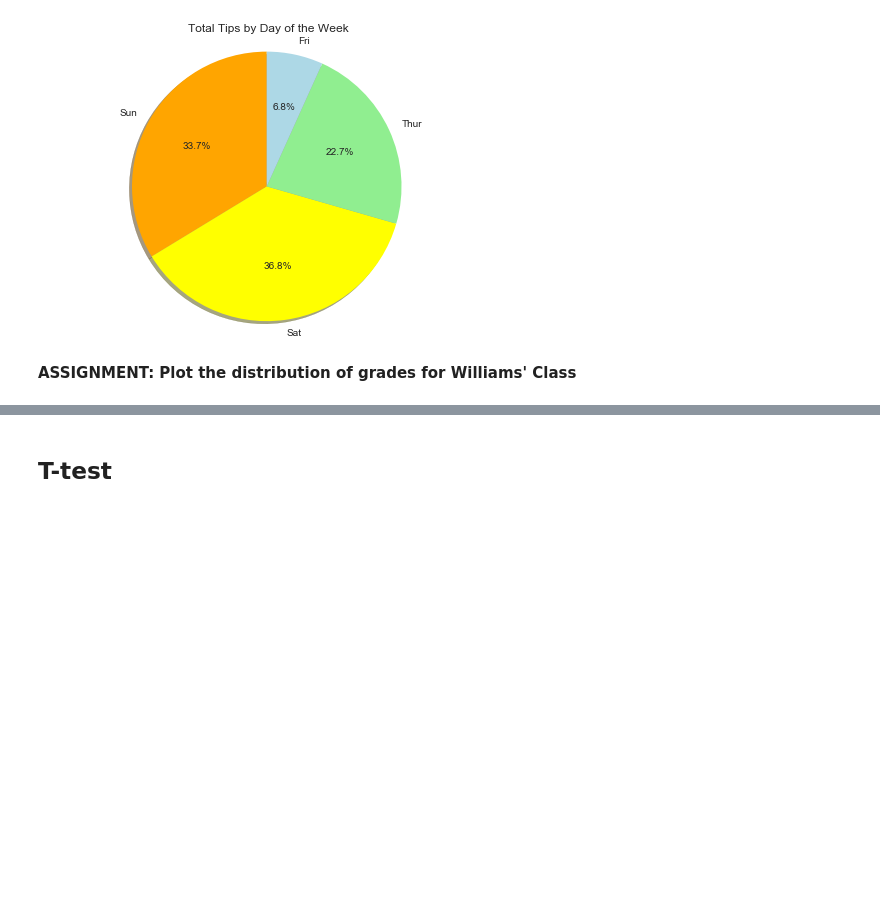
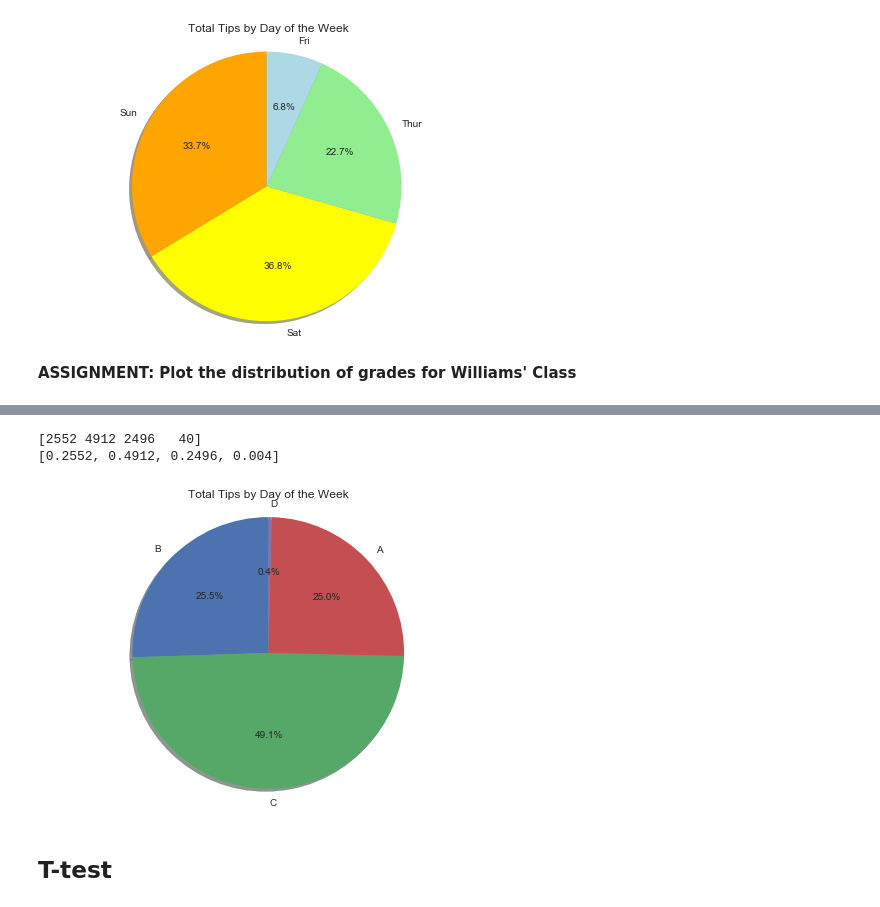
Before and after one commit to erlaidaodao/graphing, a Jupyter notebook: Graphs_Week3.ipynb, the cells around one changed output, grey strips where cells are left out. Saved outputs shown, nothing was run; the diff lists cells and outputs as text; code cells hidden in the pictures; blank space fills up the shorter version.

```diff
--- a/Graphs_Week3.ipynb
+++ b/Graphs_Week3.ipynb
@@ -216,3 +226,28 @@ plt.show()
+# %%
+# Calculate what percent of tips for each day
+cat = pd.unique(df['Grade_Letters'])
+
+unique, counts = numpy.unique(grade_letters, return_counts=True)
+print (counts)
+gradepersent=[]
+for i in counts:
+    persent=float(i)/len(df)
+    gradepersent.append(persent)
+print (gradepersent)
+
+
+
+fig1, ax1 = plt.subplots()
+ax1.pie(gradepersent, labels=cat, autopct='%1.1f%%',
+        shadow=True, startangle=90)
+ax1.axis('equal')  # Equal aspect ratio ensures that pie is drawn as a circle.
+
+plt.title('Total Tips by Day of the Week')
+plt.show()
+# %% [output]
+[2552 4912 2496   40]
+[0.2552, 0.4912, 0.2496, 0.004]
+[figure, added]
 # %% [markdown]
 ## T-test
 # %%
```
Also changed, not shown: parts of 20 cells of this notebook.
